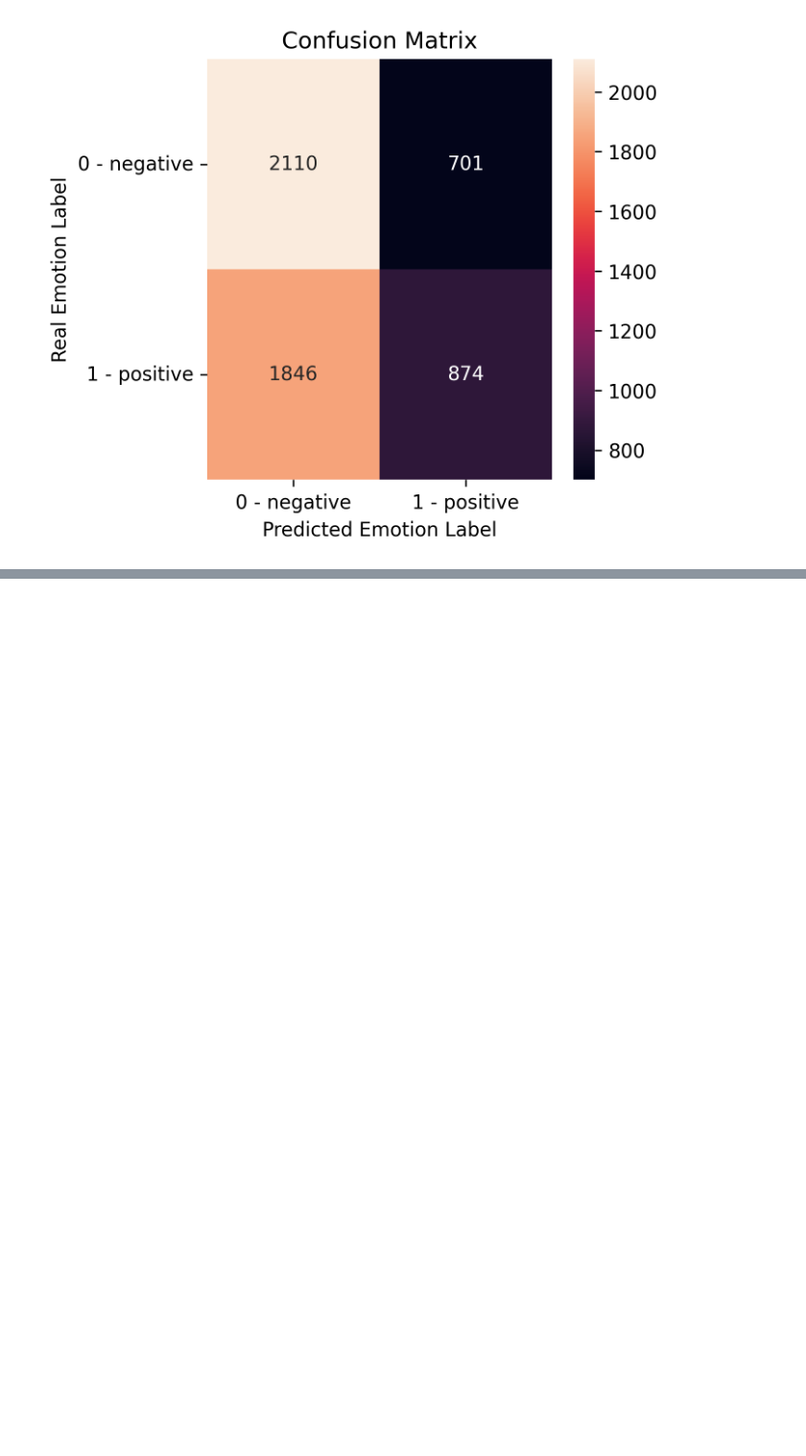
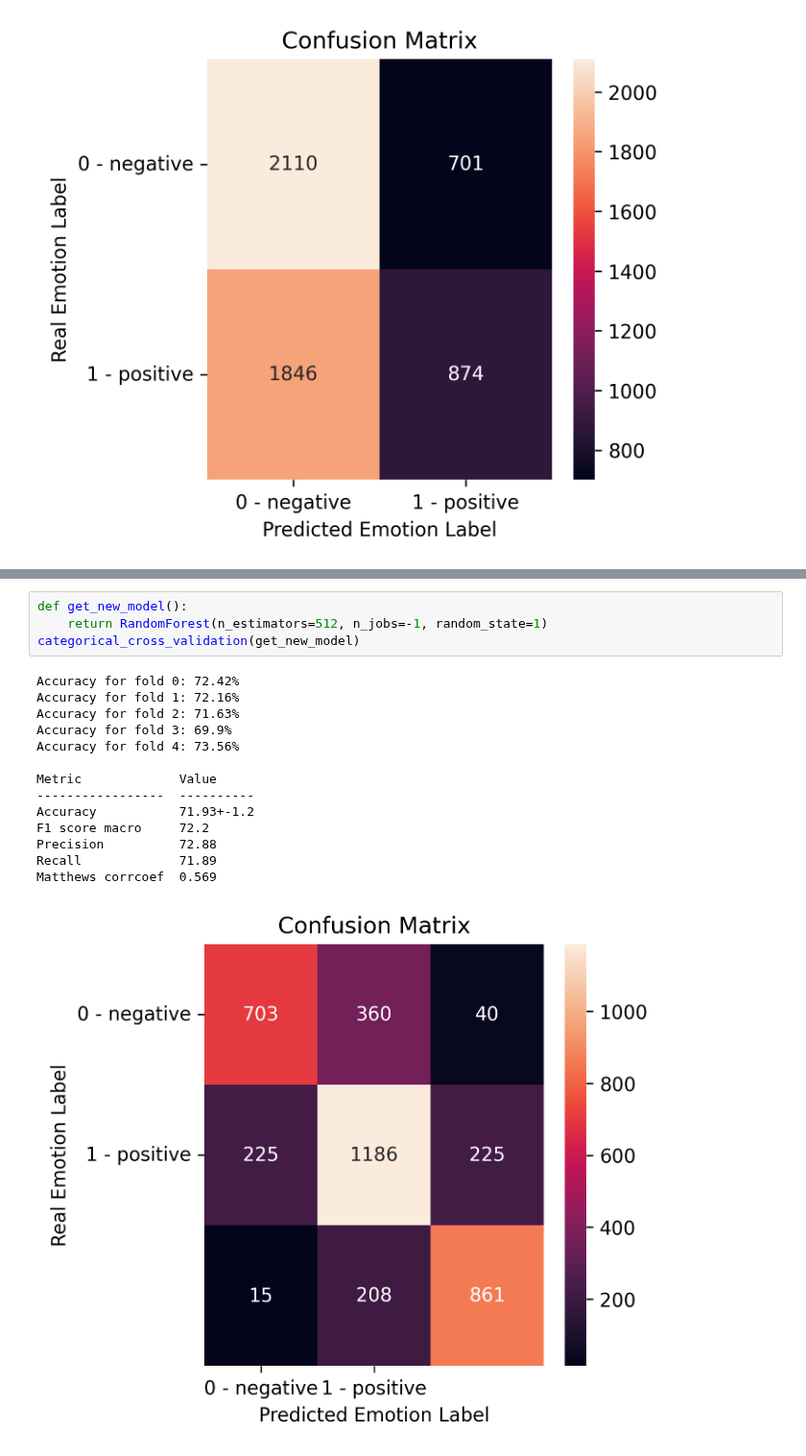
Before and after one commit to MarioCSilva/Speech_Emotion_Recognition_Thesis, a Jupyter notebook: iemocap/model/3_3_binary.ipynb, the cells around one changed output, grey strips where cells are left out. Shown at 96% size. Cells and saved outputs as stored; diff of their text form; blank space fills up the shorter version.

```diff
--- a/iemocap/model/3_3_binary.ipynb
+++ b/iemocap/model/3_3_binary.ipynb
@@ -358,0 +405,19 @@ Matthews corrcoef  0.08
+# %%
+def get_new_model():
+    return RandomForest(n_estimators=512, n_jobs=-1, random_state=1)
+categorical_cross_validation(get_new_model)
+# %% [output]
+Accuracy for fold 0: 72.42%
+Accuracy for fold 1: 72.16%
+Accuracy for fold 2: 71.63%
+Accuracy for fold 3: 69.9%
+Accuracy for fold 4: 73.56%
+
+Metric             Value
+-----------------  ----------
+Accuracy           71.93+-1.2
+F1 score macro     72.2
+Precision          72.88
+Recall             71.89
+Matthews corrcoef  0.569
+[figure, added]
```
Also changed, not shown: parts of 6 cells of this notebook, 1 other file.
